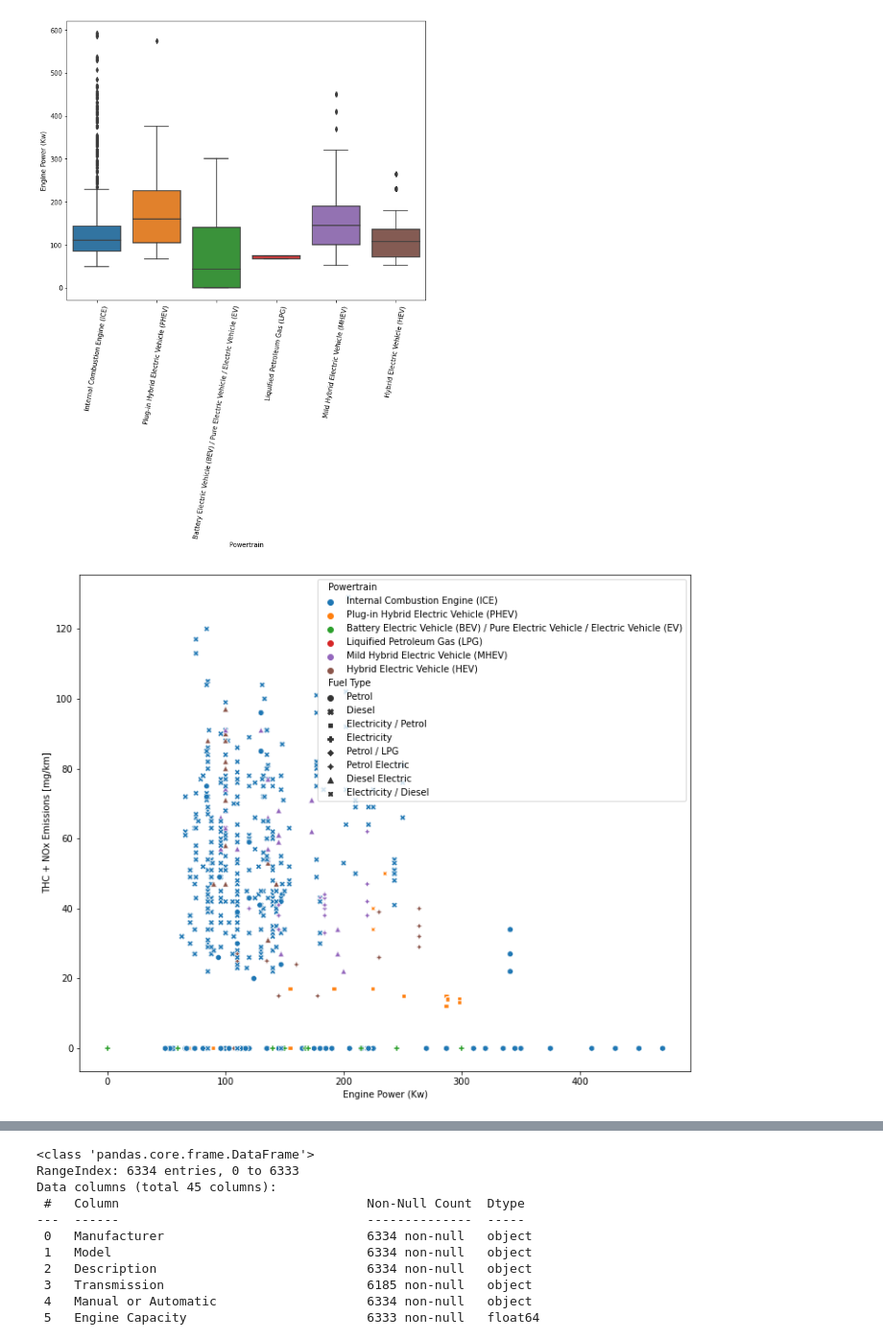
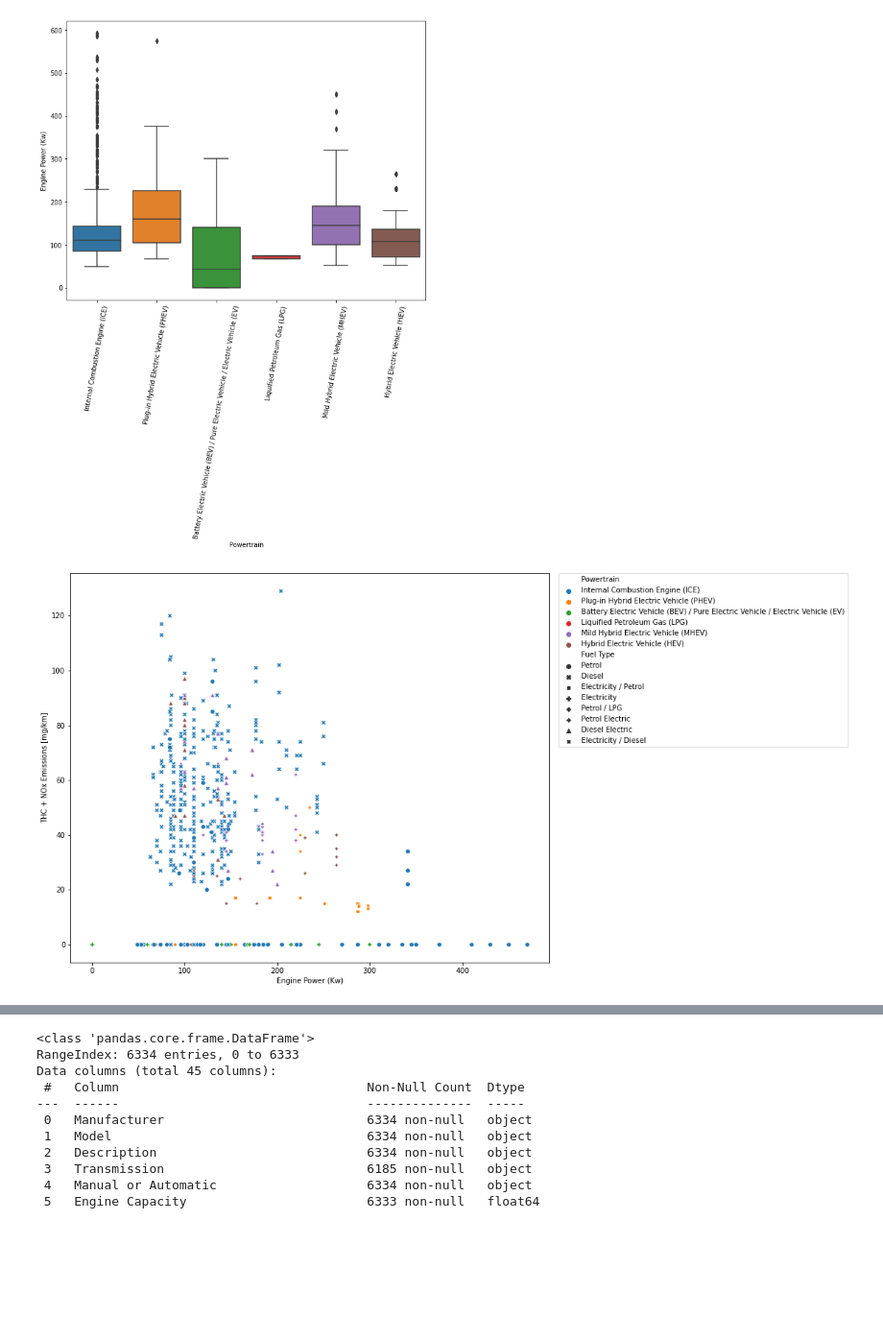
Before and after one commit to grilgamesh/How-important-is-the-change-to-electric-cars-, a Jupyter notebook: engine_size_and_type.ipynb, the cells around one changed output, grey strips where cells are left out. Shown: that part at 96% size. Saved outputs shown, nothing was run; the diff lists cells and outputs as text; code cells hidden in the pictures; blank space fills up the shorter version.

```diff
--- a/engine_size_and_type.ipynb
+++ b/engine_size_and_type.ipynb
@@ -55,11 +55,12 @@ plt.show()
 # %%
 #diesel cars bad for human health, some petrol vehicles better than electric vehicles
 plt.figure(figsize=(12,10))
 sns.scatterplot(data= emmisionsdata_df, x='Engine Power (Kw)',
                 y='THC + NOx Emissions [mg/km]', hue='Powertrain', style = 'Fuel Type' )
+plt.legend(bbox_to_anchor=(1.02, 1), loc='upper left', borderaxespad=0)
 plt.show()
 # %% [output]
-[figure, old version]
+[figure, new version]
 # %%
 #Petrol vehicles bad for the atmosphere (global warming)
 plt.figure(figsize=(12,10))
```
Also changed, not shown: parts of 1 cell of this notebook.
